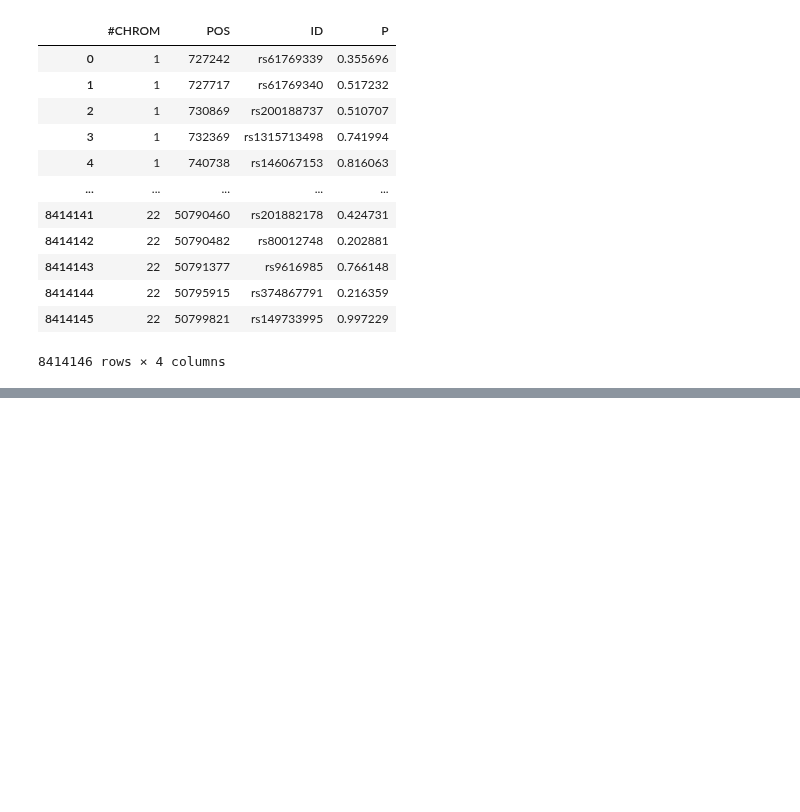
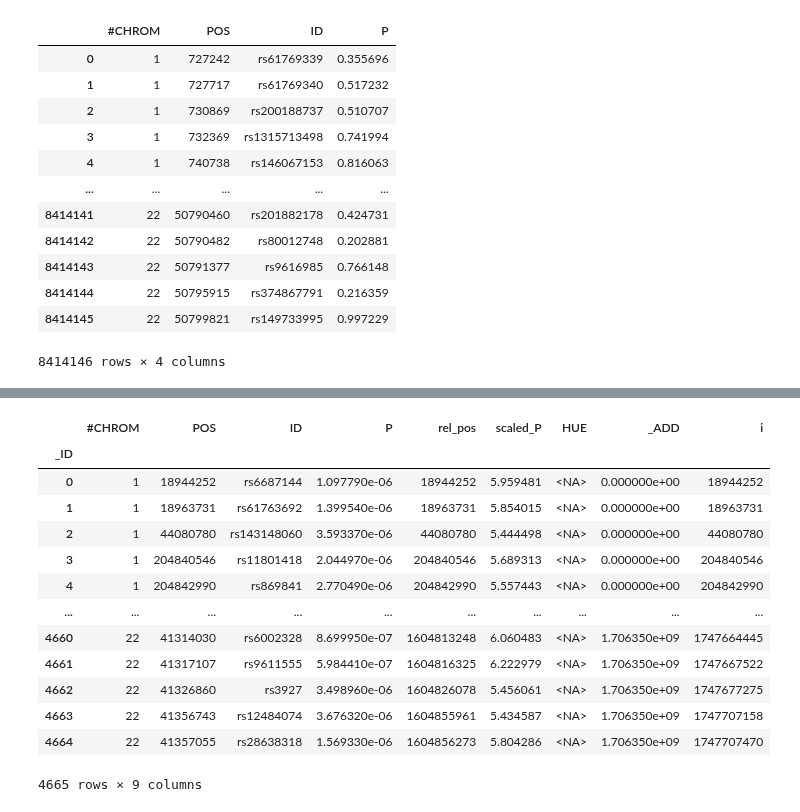
Before and after one commit to cge-tubingens/IDEAL-GENOM, a Jupyter notebook: viz_notebooks/manhattan.ipynb, the cells around one changed output, grey strips where cells are left out. Cells and saved outputs as stored; diff of their text form; code cells hidden in the pictures; blank space fills up the shorter version.

```diff
--- a/viz_notebooks/manhattan.ipynb
+++ b/viz_notebooks/manhattan.ipynb
@@ -45,0 +56,17 @@ The palette list has fewer values (2) than needed (22) and will cycle, which may
+# %%
+test
+# %% [output]
+|  | #CHROM | POS | ID | P | rel_pos | scaled_P | HUE | _ADD | i |
+| _ID |  |  |  |  |  |  |  |  |  |
+| 0 | 1 | 18944252 | rs6687144 | 1.097790e-06 | 18944252 | 5.959481 | <NA> | 0.000000e+00 | 18944252 |
+| 1 | 1 | 18963731 | rs61763692 | 1.399540e-06 | 18963731 | 5.854015 | <NA> | 0.000000e+00 | 18963731 |
+| 2 | 1 | 44080780 | rs143148060 | 3.593370e-06 | 44080780 | 5.444498 | <NA> | 0.000000e+00 | 44080780 |
+| 3 | 1 | 204840546 | rs11801418 | 2.044970e-06 | 204840546 | 5.689313 | <NA> | 0.000000e+00 | 204840546 |
+| 4 | 1 | 204842990 | rs869841 | 2.770490e-06 | 204842990 | 5.557443 | <NA> | 0.000000e+00 | 204842990 |
+| ... | ... | ... | ... | ... | ... | ... | ... | ... | ... |
+| 4660 | 22 | 41314030 | rs6002328 | 8.699950e-07 | 1604813248 | 6.060483 | <NA> | 1.706350e+09 | 1747664445 |
+| 4661 | 22 | 41317107 | rs9611555 | 5.984410e-07 | 1604816325 | 6.222979 | <NA> | 1.706350e+09 | 1747667522 |
+| 4662 | 22 | 41326860 | rs3927 | 3.498960e-06 | 1604826078 | 5.456061 | <NA> | 1.706350e+09 | 1747677275 |
+| 4663 | 22 | 41356743 | rs12484074 | 3.676320e-06 | 1604855961 | 5.434587 | <NA> | 1.706350e+09 | 1747707158 |
+| 4664 | 22 | 41357055 | rs28638318 | 1.569330e-06 | 1604856273 | 5.804286 | <NA> | 1.706350e+09 | 1747707470 |
+4665 rows × 9 columns
```
Also changed, not shown: parts of 2 cells of this notebook.
